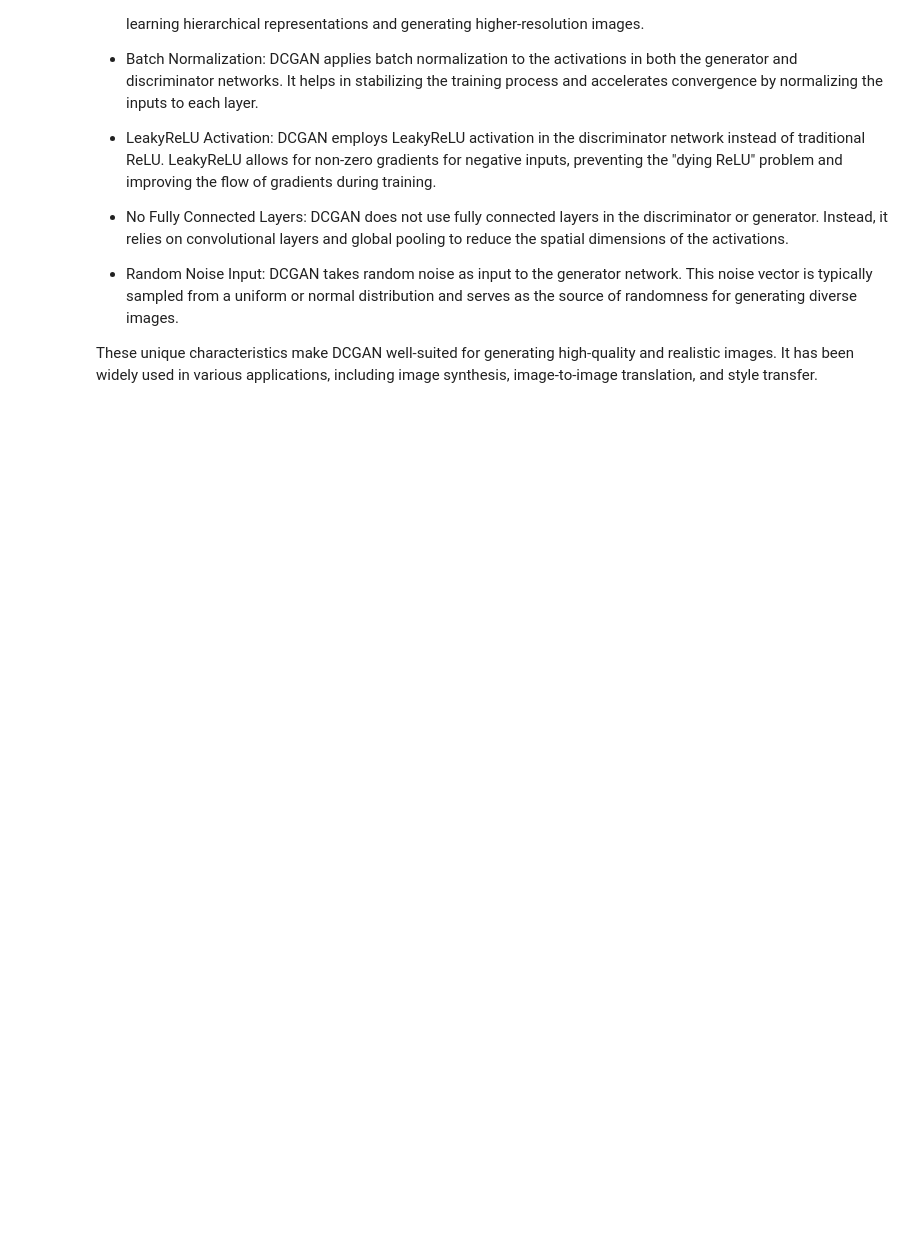
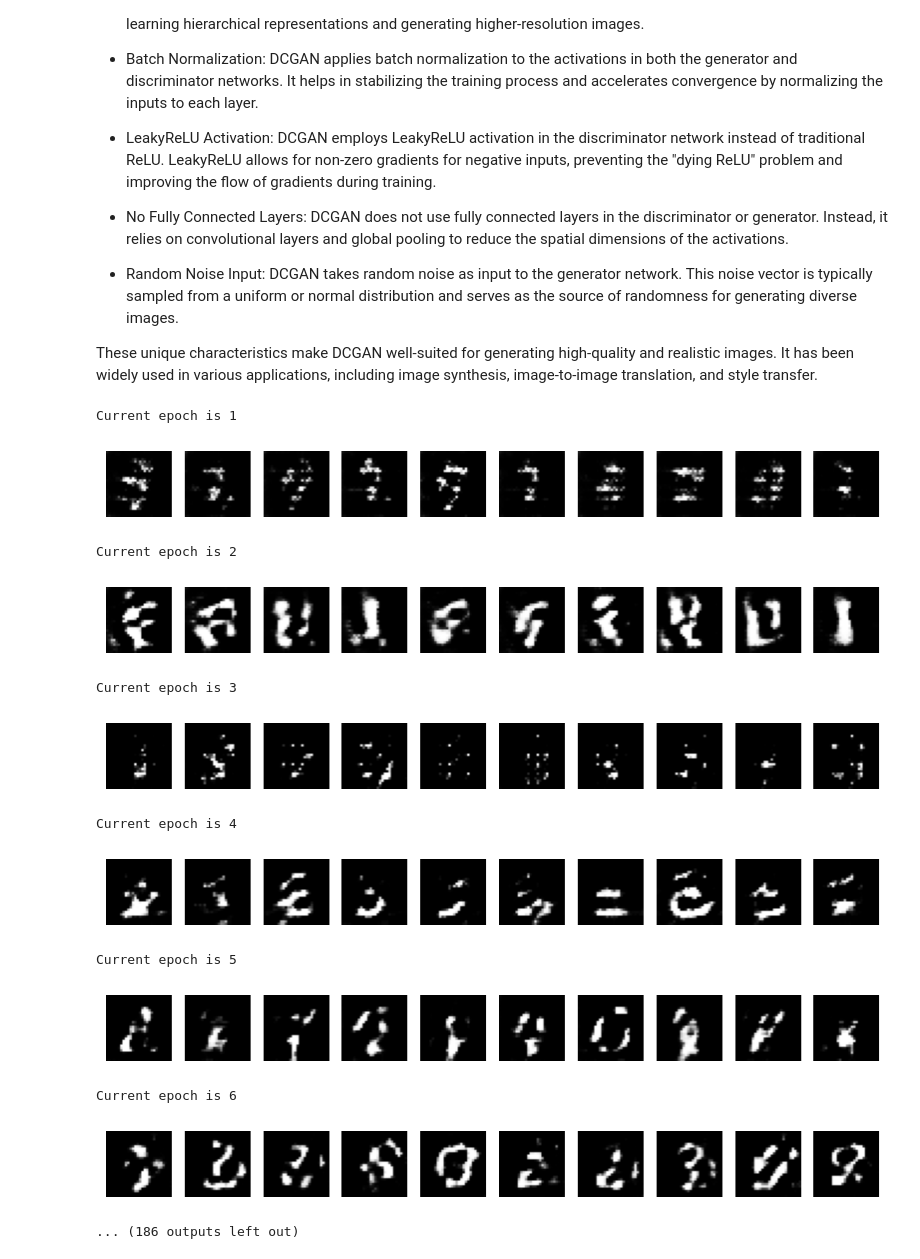
Before and after one commit to sandeep4055/Tensorflow, a Jupyter notebook: gans/dcgan.ipynb, the cells around one changed output. Cells and saved outputs as stored; diff of their text form; code cells hidden in the pictures; blank space fills up the shorter version.

```diff
--- a/gans/dcgan.ipynb
+++ b/gans/dcgan.ipynb
@@ -141,4 +141,18 @@ def train(dataset, epochs):
                 plt.axis('off')
             plt.show()
 # %%
-train(train_dataset, epochs=10)
+train(train_dataset, epochs=100)
+# %% [output]
+Current epoch is 1
+[figure, added]
+Current epoch is 2
+[figure, added]
+Current epoch is 3
+[figure, added]
+Current epoch is 4
+[figure, added]
+Current epoch is 5
+[figure, added]
+Current epoch is 6
+[figure, added]
+... (186 outputs left out)
```
